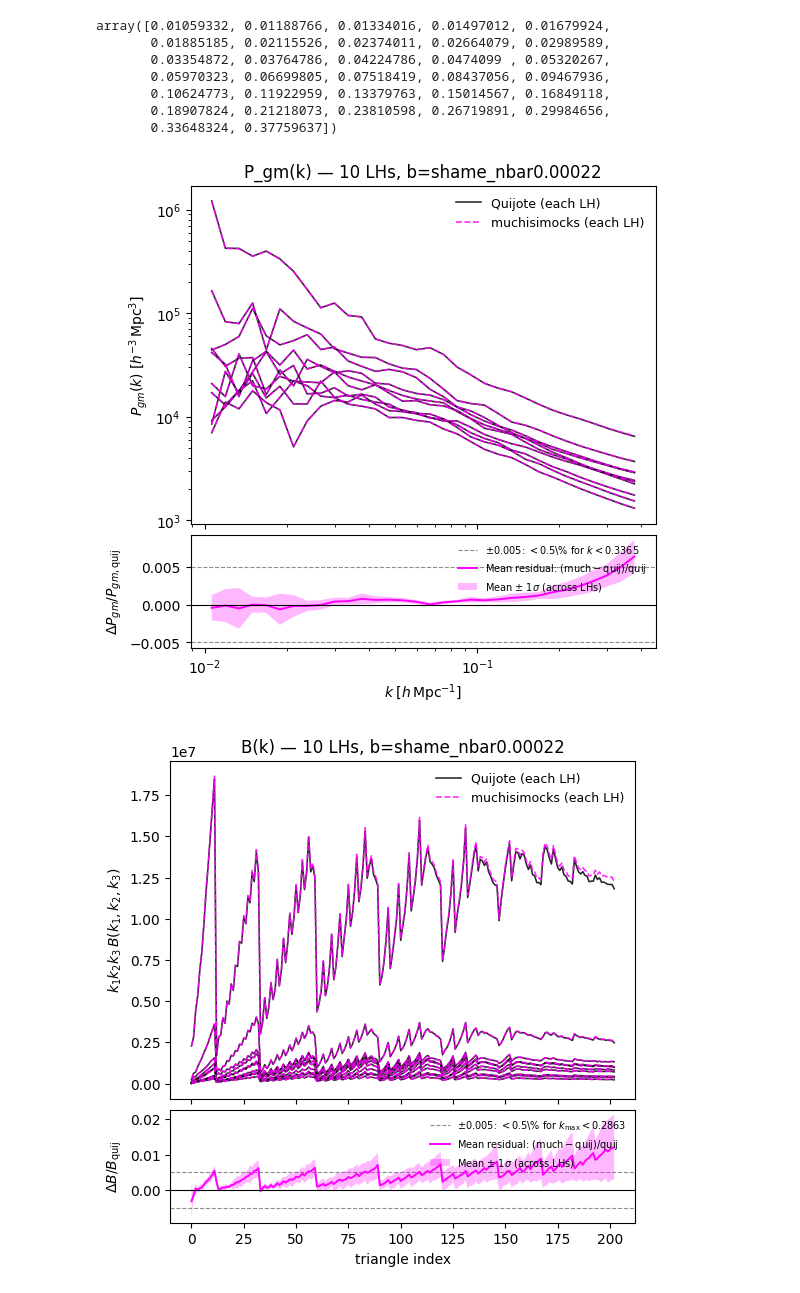
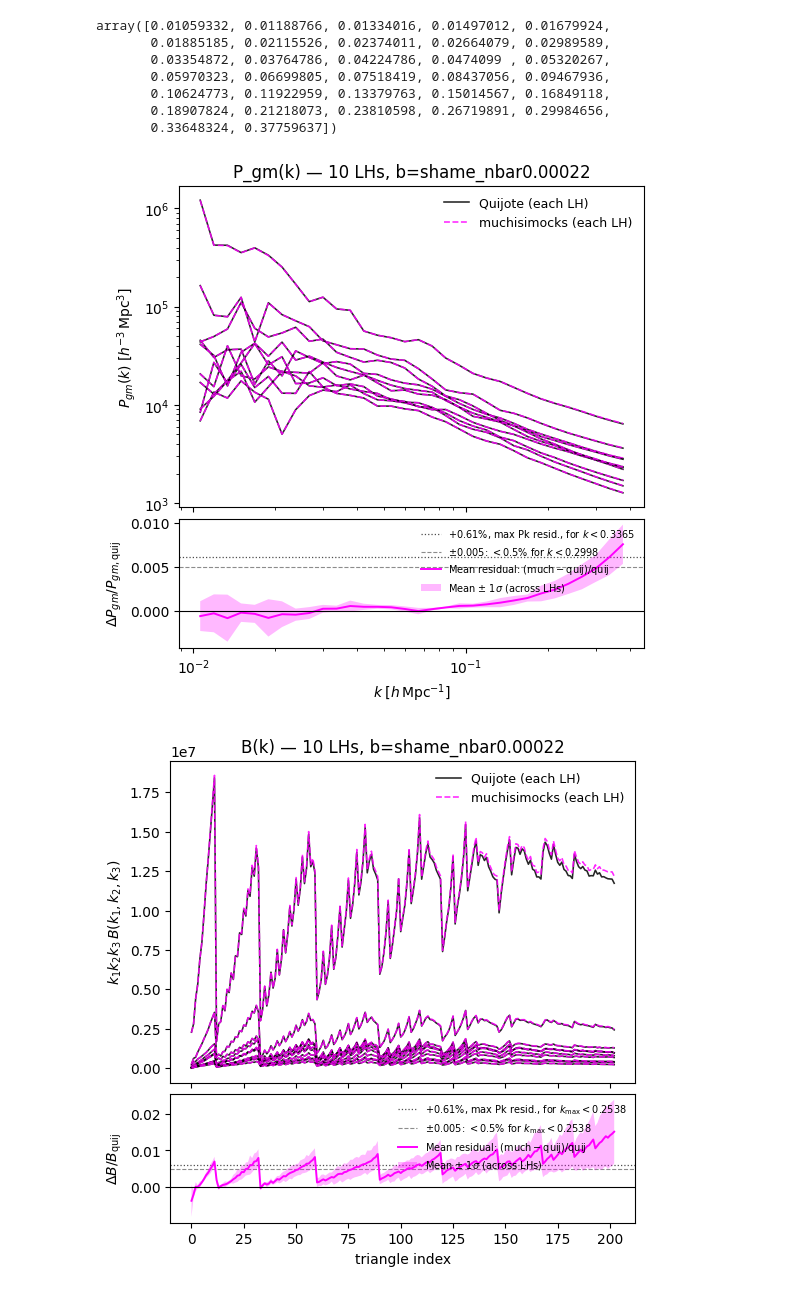
Before and after one commit to kstoreyf/muchisimocks, a Jupyter notebook: notebooks/2026-05-08_muchisimocks_vs_quijote_statistics.ipynb, the cells around one changed output. Saved outputs shown, nothing was run; the diff lists cells and outputs as text; code cells hidden in the pictures.

Commit message:
more work on scale cuts

```diff
--- a/notebooks/2026-05-08_muchisimocks_vs_quijote_statistics.ipynb
+++ b/notebooks/2026-05-08_muchisimocks_vs_quijote_statistics.ipynb
@@ -53,7 +62,10 @@ bias_vector_bf = [shame_param_dict_bf[n] for n in utils_model.biasparam_names_or
 
 
 def _bfields_path_bf(idx_LH: int, source: str) -> Path:
-    return DIR_QUIJOTE_BASE_BF / f"LH{idx_LH:04d}" / f"bias_fields_eul_{source}_deconvolved_{idx_LH:04d}.npy"
+    # Mirrors `_bfields_path` in code/make_quijote_matched_mocks.py.
+    # Picks up `tag_damping` from the global toggle cell.
+    return DIR_QUIJOTE_BASE_BF / f"LH{idx_LH:04d}" / \
+        f"bias_fields_eul_{source}_deconvolved{tag_damping}_{idx_LH:04d}.npy"
 
 
 tracer_bf = {}
@@ -67,7 +79,7 @@ for source, name in (("quijote", "Quijote"), ("muchisimocks", "muchisimocks")):
     tracer_bf[source] = tracer
     plotter.plot_overdensity_field(
         tracer,
-        title=f"{name} — LH{idx_LH_bf:04d} summed tracer δ (shame{tag_mock_shame_bf})",
+        title=f"{name} — LH{idx_LH_bf:04d} summed tracer δ (shame{tag_mock_shame_bf}{tag_damping})",
     )
 
 if "quijote" in tracer_bf and "muchisimocks" in tracer_bf:
@@ -90,7 +102,7 @@ if "quijote" in tracer_bf and "muchisimocks" in tracer_bf:
         title=(
             #f"Residual $(\\mathrm{{much}}-\\mathrm{{quij}})/\\mathrm{{quij}}$ "
             f"Residual $\\mathrm{{muchisimocks}}-\\mathrm{{Quijote}}$ "
-            f"— LH{idx_LH_bf:04d} tracer (shame{tag_mock_shame_bf})"
+            f"— LH{idx_LH_bf:04d} tracer (shame{tag_mock_shame_bf}{tag_damping})"
         ),
         overdensity=True,
         label_cbar=r"$(\mathrm{much}-\mathrm{quij})/\mathrm{quij}$",
@@ -323,12 +405,21 @@ def plot_compare_residual_bands(x, y_stack_quij, y_stack_much, *,
         ax_res.set_ylim(residual_ylim)
     return fig, (ax_top, ax_res)
 # %%
+# Mean residual at the highest-k P(k) bin; reused as a reference line on the
+# other stat plots so we can eyeball whether they're better/worse than P(k) at
+# its smallest scale.
+err_pk_max = float(
+    np.mean((pk_stack_much - pk_stack_quij) / pk_stack_quij, axis=0)[np.argmax(k_pk)]
+)
+err_pk_max_lbl = f"{err_pk_max * 100:+.2f}%, max Pk resid."
+
 fig, _ = plot_compare_residual_bands(
     k_pk, pk_stack_quij, pk_stack_much,
     x_label=r"$k\;[h\,\mathrm{Mpc}^{-1}]$",
     y_label=r"$P(k)\;[h^{-3}\,\mathrm{Mpc}^3]$",
     residual_label=r"$\Delta P / P_\mathrm{quij}$",
-    title=f"P(k) — {n_LH} LHs (mean & 16–84%), b={tag_bias}",
+    title=f"P(k) — {n_LH} LHs, b={tag_bias}",
+    extra_hline=(err_pk_max, err_pk_max_lbl),
 )
 plt.show()
 # %% [output]
@@ -351,31 +442,35 @@ fig, _ = plot_compare_residual_bands(
     residual_label=r"$\Delta P_{gm} / P_{gm,\mathrm{quij}}$",
     title=f"P_gm(k) — {n_LH} LHs, b={tag_bias}",
     threshold_abscissa_math=r"k",
+    extra_hline=(err_pk_max, err_pk_max_lbl),
+    extra_hline_kmax_suffix=True,
 )
 plt.show()
 # %% [output]
-[figure, old version]
+[figure, new version]
 # %%
 tri_idx = np.arange(B_stack_quij.shape[1])
 
 _k123_thr = np.asarray(k123)
 if _k123_thr.shape[0] != 3 and _k123_thr.shape[-1] == 3:
     _k123_thr = _k123_thr.T
 _kmax_each_tri = np.max(_k123_thr, axis=0)
 
 fig, _ = plot_compare_residual_bands(
     tri_idx, B_stack_quij, B_stack_much,
     x_label="triangle index",
     y_label=r"$k_1 k_2 k_3 \, B(k_1,k_2,k_3)$",
     residual_label=r"$\Delta B / B_\mathrm{quij}$",
     title=f"B(k) — {n_LH} LHs, b={tag_bias}",
     x_log=False,
     y_log=False,
     threshold_k=_kmax_each_tri,
+    extra_hline=(err_pk_max, err_pk_max_lbl),
+    extra_hline_kmax_suffix=True,
 )
 plt.show()
 # %% [output]
-[figure, old version]
+[figure, new version]
 # %%
 # Same bispectrum comparison: same N points as triangle-index plot, but triangles
 # reordered by k_max = max(k1,k2,k3) from k123. x is 0..N-1; tick labels show k_max.
```
Also changed, not shown: parts of 8 cells of this notebook, 8 other files.
